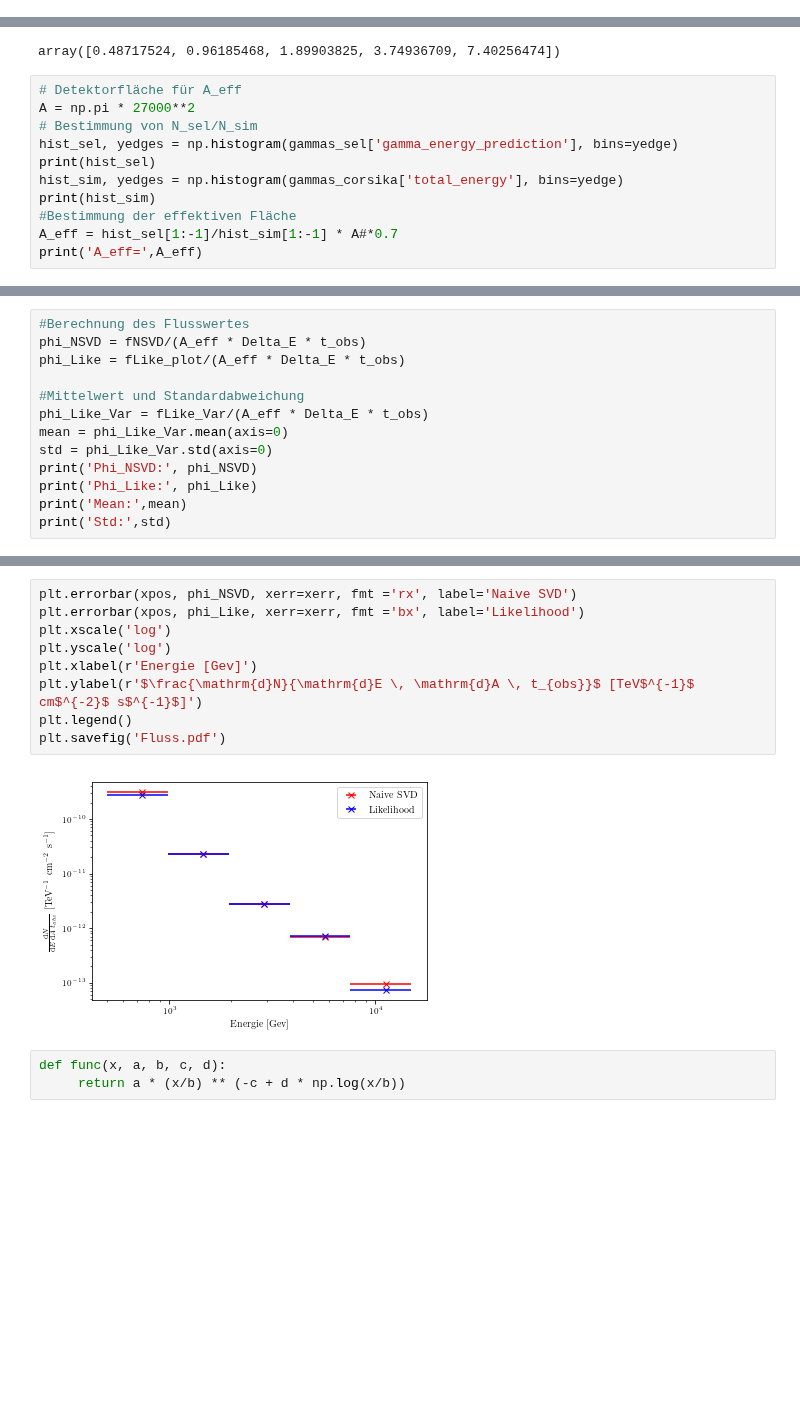
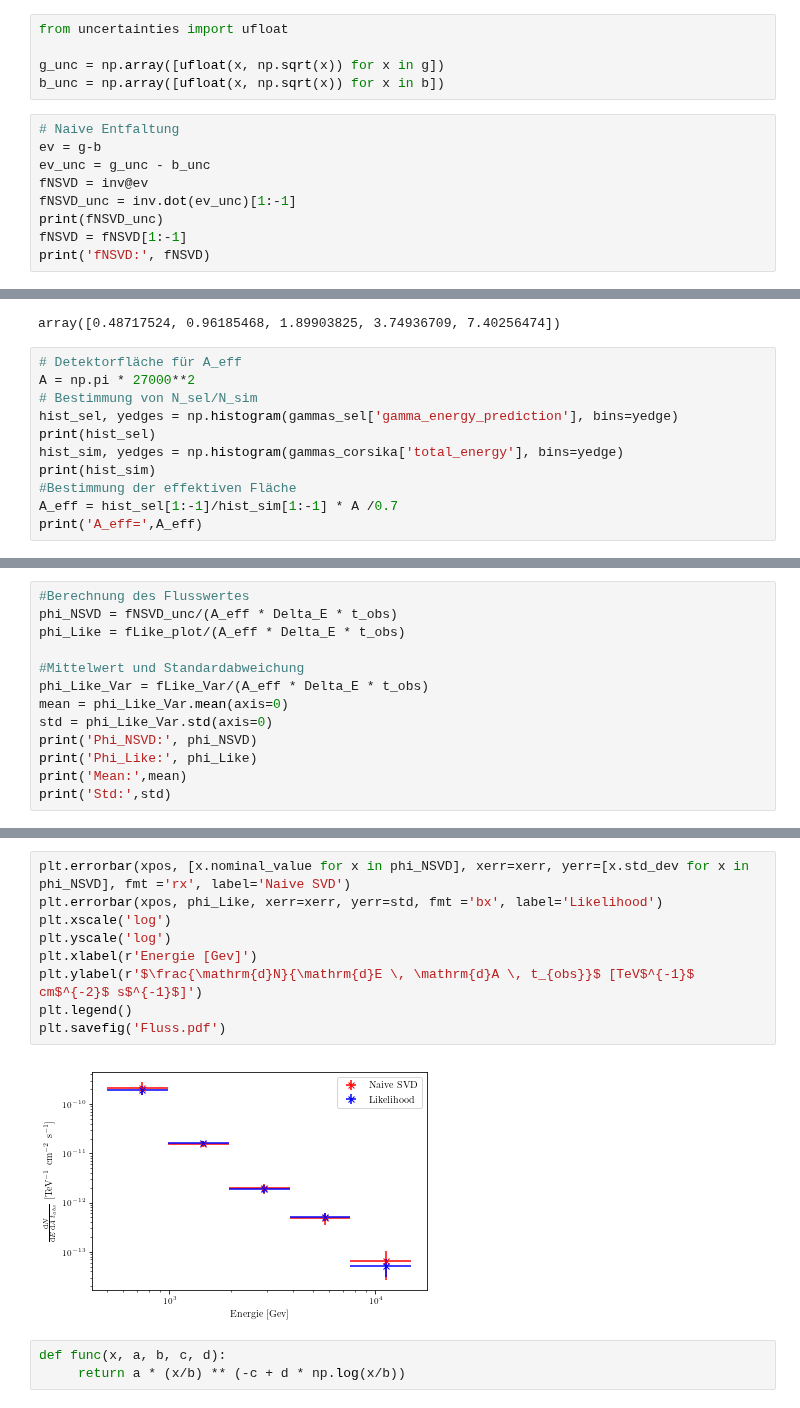
Before and after one commit to Ninilini/FP_Teilchen, a Jupyter notebook: FACT/plots/data_reading.ipynb, the cells around one changed output, grey strips where cells are left out. Saved outputs shown, nothing was run; the diff lists cells and outputs as text; blank space fills up the shorter version.

```diff
--- a/FACT/plots/data_reading.ipynb
+++ b/FACT/plots/data_reading.ipynb
@@ -252,3 +253,17 @@ print(inv)
  [-1.70553664e-16  1.23610372e-02 -5.19887955e-03  9.90336659e-03
   -7.59646644e-04 -4.56509125e-02  5.35214461e-02  1.19300474e-01
   -2.08100307e-01 -2.62507680e-01  4.77319731e-01  1.59745681e+00]]
+# %%
+from uncertainties import ufloat
+
+g_unc = np.array([ufloat(x, np.sqrt(x)) for x in g])
+b_unc = np.array([ufloat(x, np.sqrt(x)) for x in b])
+# %%
+# Naive Entfaltung
+ev = g-b
+ev_unc = g_unc - b_unc
+fNSVD = inv@ev
+fNSVD_unc = inv.dot(ev_unc)[1:-1]
+print(fNSVD_unc)
+fNSVD = fNSVD[1:-1]
+print('fNSVD:', fNSVD)
@@ -358,7 +378,7 @@ print(hist_sel)
 hist_sim, yedges = np.histogram(gammas_corsika['total_energy'], bins=yedge)
 print(hist_sim)
 #Bestimmung der effektiven Fläche
-A_eff = hist_sel[1:-1]/hist_sim[1:-1] * A#*0.7
+A_eff = hist_sel[1:-1]/hist_sim[1:-1] * A /0.7
 print('A_eff=',A_eff)
 # %% [output]
 [    0 24943 61059 33992 13563  4269  1078]
@@ -374,6 +388,6 @@ A_eff= [2.19846681e+07 1.71136787e+08 3.02637243e+08 3.84629181e+08
 # %%
 #Berechnung des Flusswertes
-phi_NSVD = fNSVD/(A_eff * Delta_E * t_obs)
+phi_NSVD = fNSVD_unc/(A_eff * Delta_E * t_obs)
 phi_Like = fLike_plot/(A_eff * Delta_E * t_obs)
 
 #Mittelwert und Standardabweichung
@@ -396,14 +413,14 @@ Std: [6.06180422e-11 2.97115763e-12 5.07632151e-13 1.38159195e-13
 # %%
-plt.errorbar(xpos, phi_NSVD, xerr=xerr, fmt ='rx', label='Naive SVD')
-plt.errorbar(xpos, phi_Like, xerr=xerr, fmt ='bx', label='Likelihood')
+plt.errorbar(xpos, [x.nominal_value for x in phi_NSVD], xerr=xerr, yerr=[x.std_dev for x in phi_NSVD], fmt ='rx', label='Naive SVD')
+plt.errorbar(xpos, phi_Like, xerr=xerr, yerr=std, fmt ='bx', label='Likelihood')
 plt.xscale('log')
 plt.yscale('log')
 plt.xlabel(r'Energie [Gev]')
 plt.ylabel(r'$\frac{\mathrm{d}N}{\mathrm{d}E \, \mathrm{d}A \, t_{obs}}$ [TeV$^{-1}$ cm$^{-2}$ s$^{-1}$]')
 plt.legend()
 plt.savefig('Fluss.pdf')
 # %% [output]
-[figure, old version]
+[figure, new version]
 # %%
 def func(x, a, b, c, d):
      return a * (x/b) ** (-c + d * np.log(x/b))
```
Also changed, not shown: parts of 12 cells of this notebook, 2 other files.
